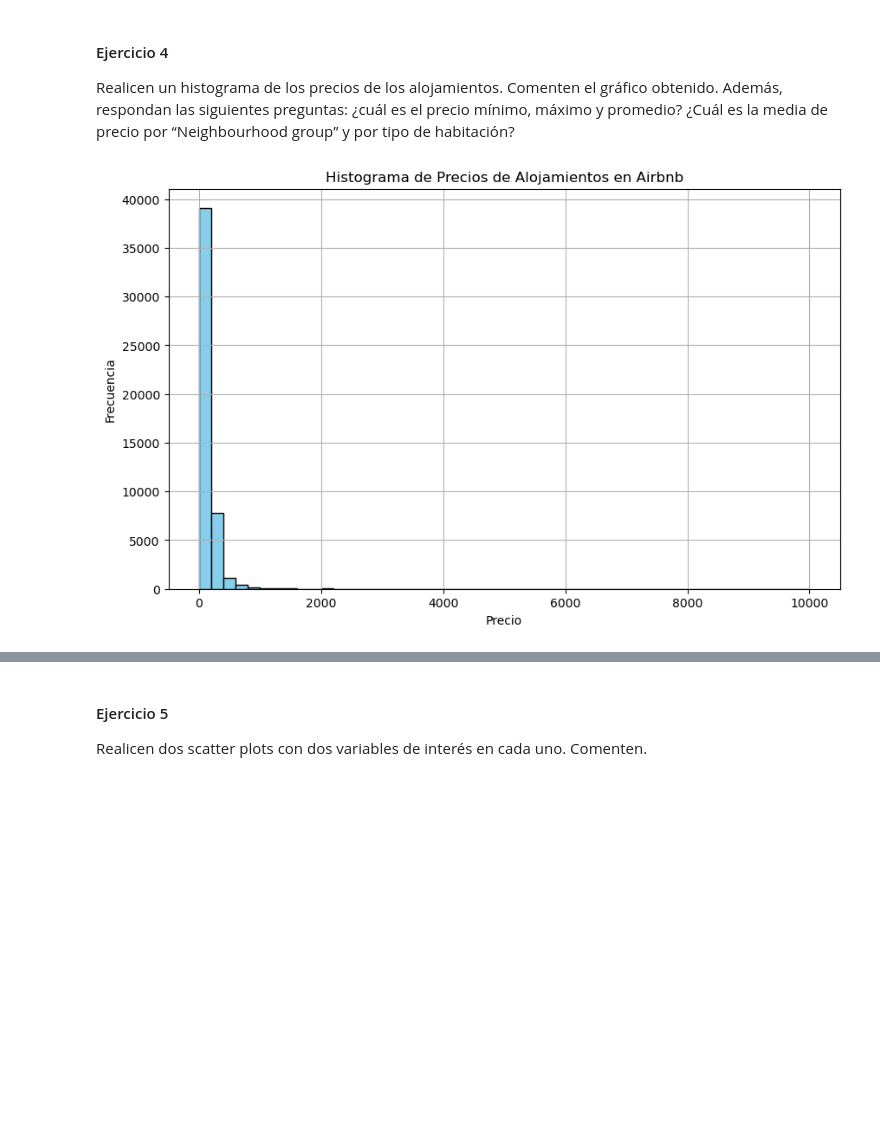
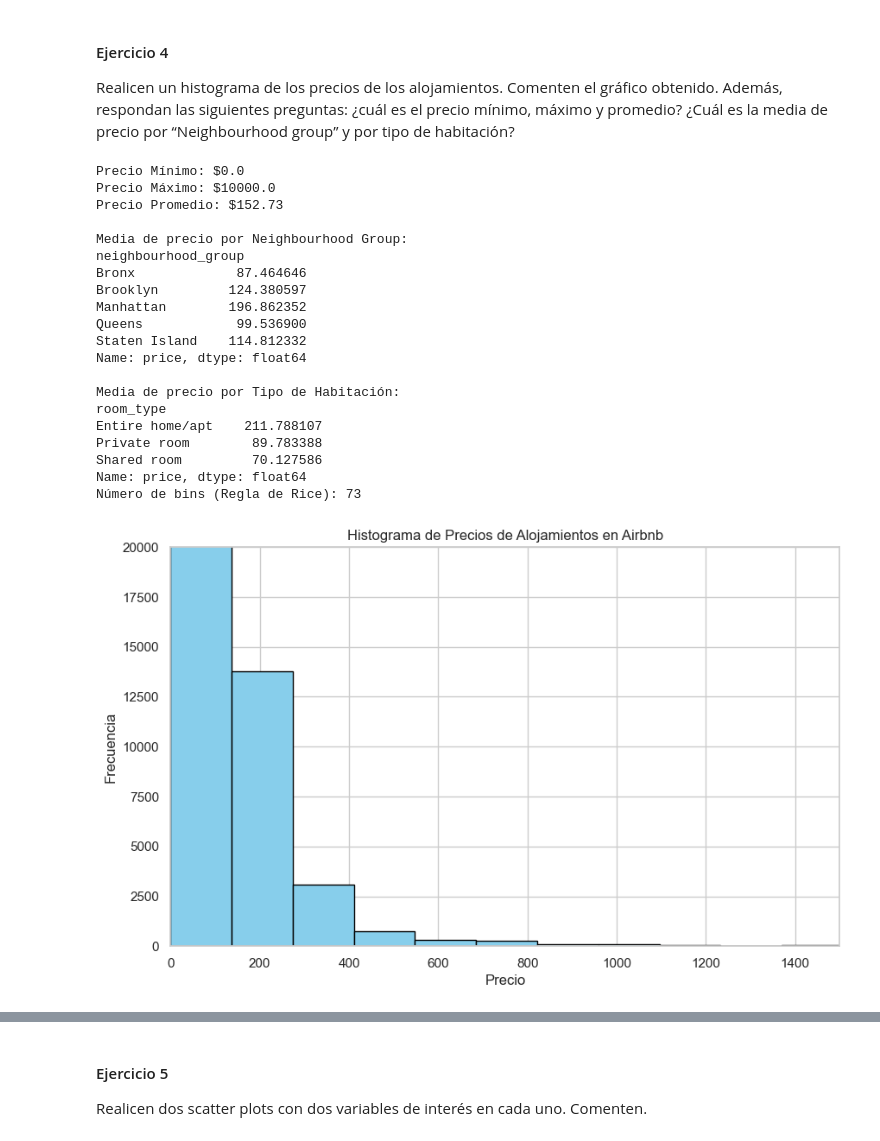
Before and after one commit to miligarofalo/CC408-T2-1, a Jupyter notebook: TP2/TP2.ipynb, the cells around one changed output, grey strips where cells are left out. Cells and saved outputs as stored; diff of their text form; code cells hidden in the pictures; blank space fills up the shorter version.

```diff
--- a/TP2/TP2.ipynb
+++ b/TP2/TP2.ipynb
@@ -98,11 +129,13 @@ NameError: name 'outliers_multiple_indices' is not defined
 # %%
-# Cantidad de oferentes por “Neighbourhood group”.
+#Agrupamos por barrio con merge y agregamos la columna offer group
+offer_counts = df_airbnb.groupby('neighbourhood_group').size().reset_index(name='offer_count')
 
-offer_counts = df_airbnb.groupby('neighbourhood_group').size().reset_index(name='offer_group')
-
-# Paso 2: Unir los conteos al DataFrame original
+# 2. Realizar un merge para añadir la columna 'offer group' al DataFrame original
 df_airbnb = df_airbnb.merge(offer_counts, on='neighbourhood_group', how='left')
 
-# Mostrar el DataFrame resultante
-print(df_airbnb[['neighbourhood_group', 'offer_group']].head())
+# Renombrar la columna a 'offer group' para claridad
+df_airbnb.rename(columns={'offer_count': 'offer_group'}, inplace=True)
+
+# Mostrar el DataFrame con la nueva columna
+df_airbnb.head()
 # %% [output]
@@ -140,0 +155,5 @@ offer_group_y                          -0.113445       1.000000       1.000000
+# %%
+# Aplicar codificación one-hot para neighbourhood_group y room_type
+
+df_airbnb = pd.get_dummies(df_airbnb, columns=['neighbourhood_group', 'room_type'])
+# Incluimos las variables categóricas como dummies para poder interpretar la matriz y evitar que el número les asigne un orden
@@ -203,35 +223,72 @@ Realicen un histograma de los precios de los alojamientos. Comenten el gráfico
 # %%
 # Resolver acá
 
-# Histograma de precios de los alojamientos
-plt.figure(figsize=(10, 6))
-plt.hist(df_airbnb['price'], bins=50, color='skyblue', edgecolor='black')
-plt.title('Histograma de Precios de Alojamientos en Airbnb')
-plt.xlabel('Precio')
-plt.ylabel('Frecuencia')
-plt.grid(True)
-plt.show()
 
 # Precio minimo, maximo y promedio
 precio_min = df_airbnb['price'].min()
 precio_max = df_airbnb['price'].max()
 precio_prom = df_airbnb['price'].mean()
 
 print(f"Precio Mínimo: ${precio_min}")
 print(f"Precio Máximo: ${precio_max}")
 print(f"Precio Promedio: ${precio_prom:.2f}")
 
 # Media precio por "Neighbourhood group"
-media_precio_neighbourhood = df_airbnb.groupby('neighbourhood_group')['price'].mean()
+media_precio_neighbourhood = df_graficos.groupby('neighbourhood_group')['price'].mean()
 
 # Media precio por tipo de habitación
-media_precio_room_type = df_airbnb.groupby('room_type')['price'].mean()
+media_precio_room_type = df_graficos.groupby('room_type')['price'].mean()
 
 # Mostrar resultados
 print("\nMedia de precio por Neighbourhood Group:")
 print(media_precio_neighbourhood)
 
 print("\nMedia de precio por Tipo de Habitación:")
 print(media_precio_room_type)
+
+#--------------------------------------------------------------------------
+#Calculamos la cantidad de bins para poder interpretar bien el histograma. Ver informe
+Q1 = df_airbnb['price'].quantile(0.25)
+Q3 = df_airbnb['price'].quantile(0.75)
+
+# Calcular IQR
+IQR = Q3 - Q1
+n = 48880
+
+# Regla de Rice
+k_rice = int(2 * (n ** (1/3)))
+print(f"Número de bins (Regla de Rice): {k_rice}") #devuelve 73
+
+
+# Histograma de precios de los alojamientos
+plt.figure(figsize=(10, 6))
+plt.hist(df_airbnb['price'], bins=k_rice, color='skyblue', edgecolor='black')
+plt.title('Histograma de Precios de Alojamientos en Airbnb')
+plt.xlim(0, 1500)  # Limitar el eje x de 0 a 365 días
+plt.ylim(0, 20000)  # Ajustar el eje y según el máximo de reseñas
+plt.xlabel('Precio')
+plt.ylabel('Frecuencia')
+plt.grid(True)
+plt.show()
 # %% [output]
+Precio Mínimo: $0.0
+Precio Máximo: $10000.0
+Precio Promedio: $152.73
+
+Media de precio por Neighbourhood Group:
+neighbourhood_group
+Bronx             87.464646
+Brooklyn         124.380597
+Manhattan        196.862352
+Queens            99.536900
+Staten Island    114.812332
+Name: price, dtype: float64
+
+Media de precio por Tipo de Habitación:
+room_type
+Entire home/apt    211.788107
+Private room        89.783388
+Shared room         70.127586
+Name: price, dtype: float64
+Número de bins (Regla de Rice): 73
-[figure, old version]
+[figure, new version]
```
Also changed, not shown: parts of 26 cells of this notebook.
